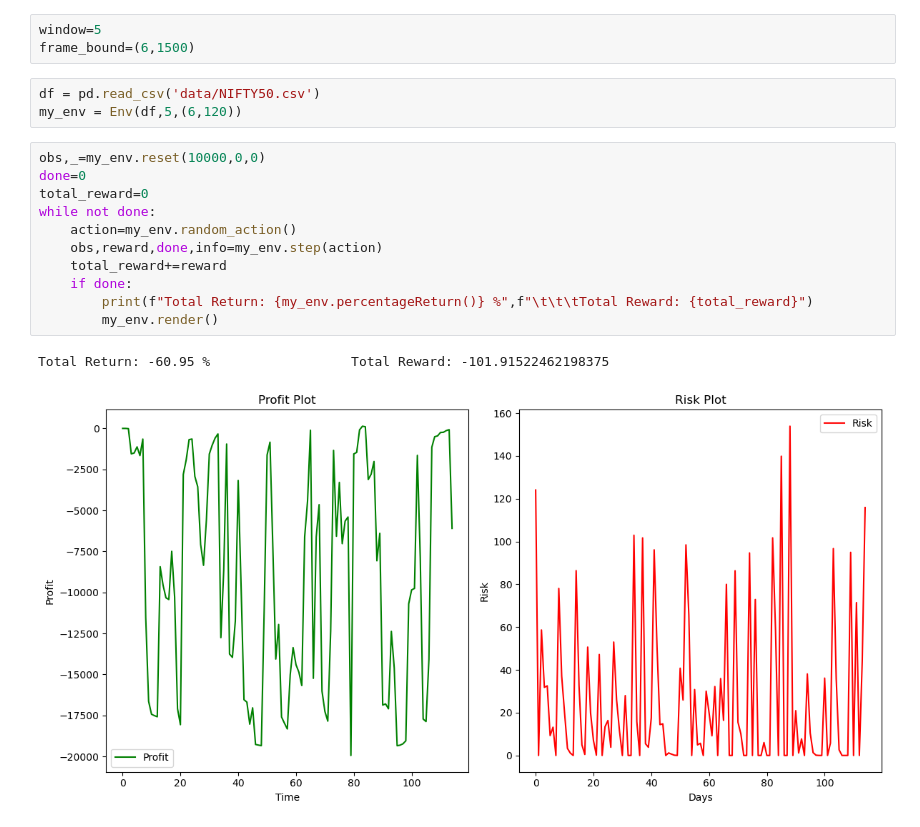
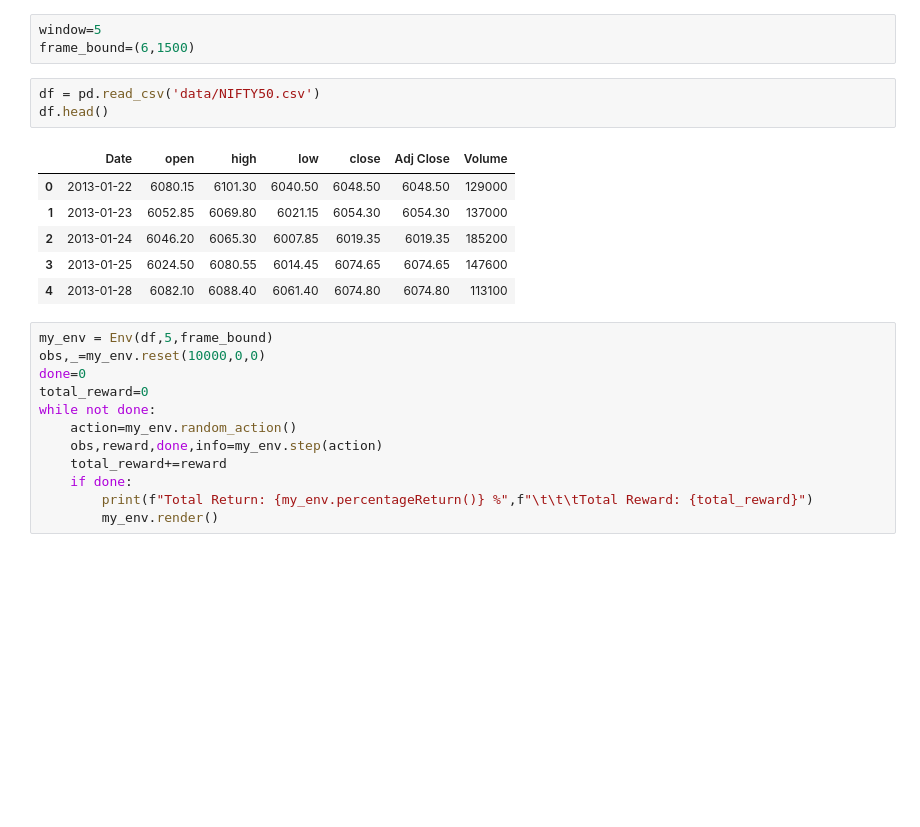
Before and after one commit to vardan9626/FinSearch-Project-2023, a Jupyter notebook: envionment_2_built_from_scratch/Model.ipynb, the cells around one changed output. Drawn from its saved outputs; the diff is of its cells as text; blank space fills up the shorter version.

```diff
--- a/envionment_2_built_from_scratch/Model.ipynb
+++ b/envionment_2_built_from_scratch/Model.ipynb
@@ -7,8 +7,16 @@ window=5
 frame_bound=(6,1500)
 # %%
 df = pd.read_csv('data/NIFTY50.csv')
-my_env = Env(df,5,(6,120))
+df.head()
+# %% [output]
+|  | Date | open | high | low | close | Adj Close | Volume |
+| 0 | 2013-01-22 | 6080.15 | 6101.30 | 6040.50 | 6048.50 | 6048.50 | 129000 |
+| 1 | 2013-01-23 | 6052.85 | 6069.80 | 6021.15 | 6054.30 | 6054.30 | 137000 |
+| 2 | 2013-01-24 | 6046.20 | 6065.30 | 6007.85 | 6019.35 | 6019.35 | 185200 |
+| 3 | 2013-01-25 | 6024.50 | 6080.55 | 6014.45 | 6074.65 | 6074.65 | 147600 |
+| 4 | 2013-01-28 | 6082.10 | 6088.40 | 6061.40 | 6074.80 | 6074.80 | 113100 |
 # %%
+my_env = Env(df,5,frame_bound)
 obs,_=my_env.reset(10000,0,0)
 done=0
 total_reward=0
@@ -19,9 +27,6 @@ while not done:
     if done:
         print(f"Total Return: {my_env.percentageReturn()} %",f"\t\t\tTotal Reward: {total_reward}")
         my_env.render()
-# %% [output]
-Total Return: -60.95 %                  Total Reward: -101.91522462198375
-[figure, removed]
 # %%
 # Initialize environment and agent
 env = Env(df, window, frame_bound)
```
Also changed, not shown: parts of 4 cells of this notebook, 3 other files.
